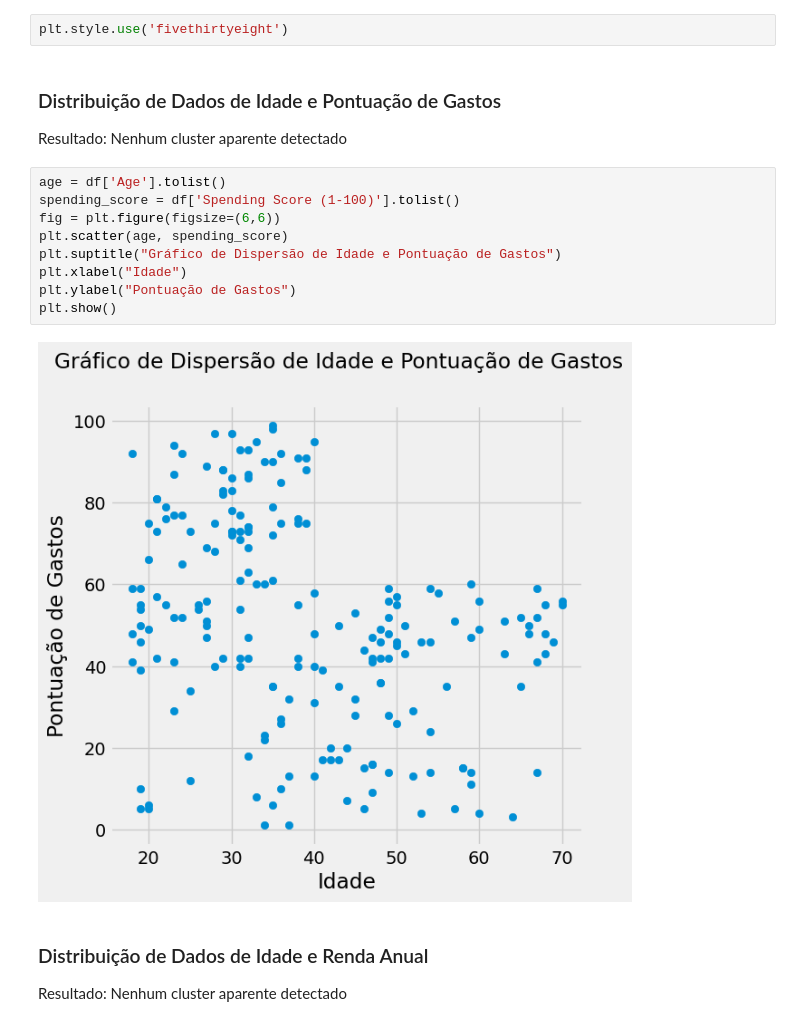
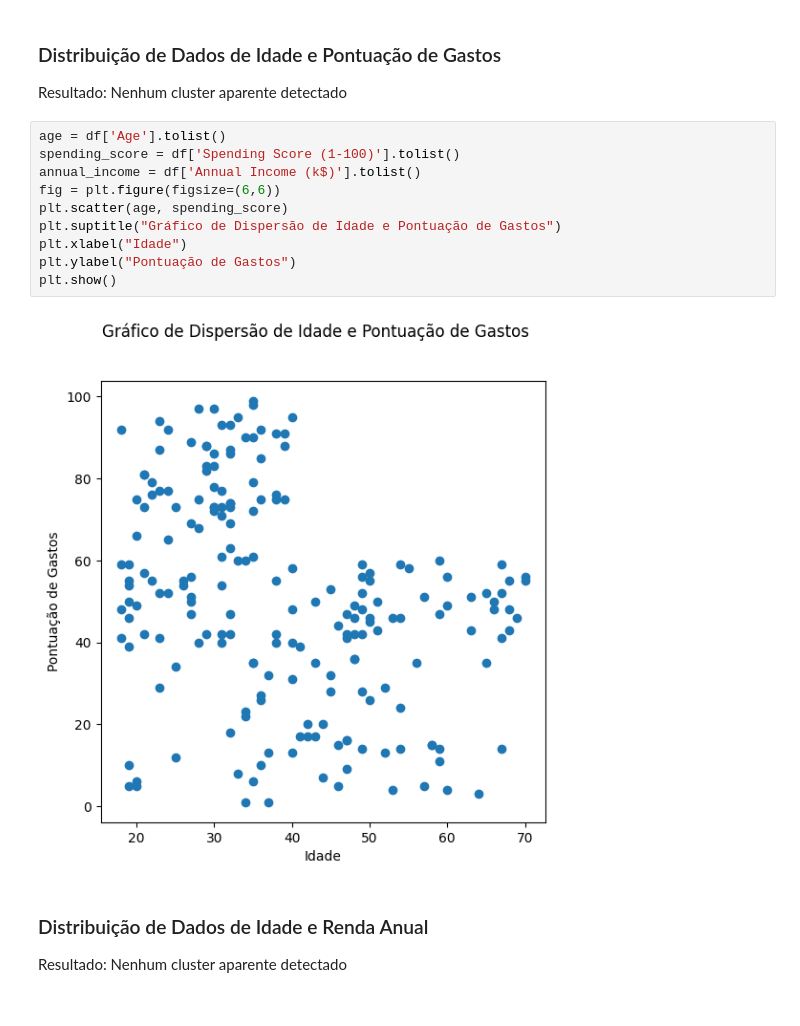
Before and after one commit to carlosgttfs/Redes-N-o-Supervisionadas, a Jupyter notebook: SOM.ipynb, the cells around one changed output. Saved outputs shown, nothing was run; the diff lists cells and outputs as text.

```diff
--- a/SOM.ipynb
+++ b/SOM.ipynb
@@ -59,8 +57,6 @@ df
 ## Seleção de Características
 
 Veremos quais combinações de características podem ser agrupadas
-# %%
-plt.style.use('fivethirtyeight')
 # %% [markdown]
 ### Distribuição de Dados de Idade e Pontuação de Gastos
 
@@ -68,14 +64,15 @@ Resultado: Nenhum cluster aparente detectado
 # %%
 age = df['Age'].tolist()
 spending_score = df['Spending Score (1-100)'].tolist()
+annual_income = df['Annual Income (k$)'].tolist()
 fig = plt.figure(figsize=(6,6))
 plt.scatter(age, spending_score)
 plt.suptitle("Gráfico de Dispersão de Idade e Pontuação de Gastos")
 plt.xlabel("Idade")
 plt.ylabel("Pontuação de Gastos")
 plt.show()
 # %% [output]
-[figure, old version]
+[figure, new version]
 # %% [markdown]
 ### Distribuição de Dados de Idade e Renda Anual
 
```
Also changed, not shown: parts of 22 cells of this notebook, 3 other files.
